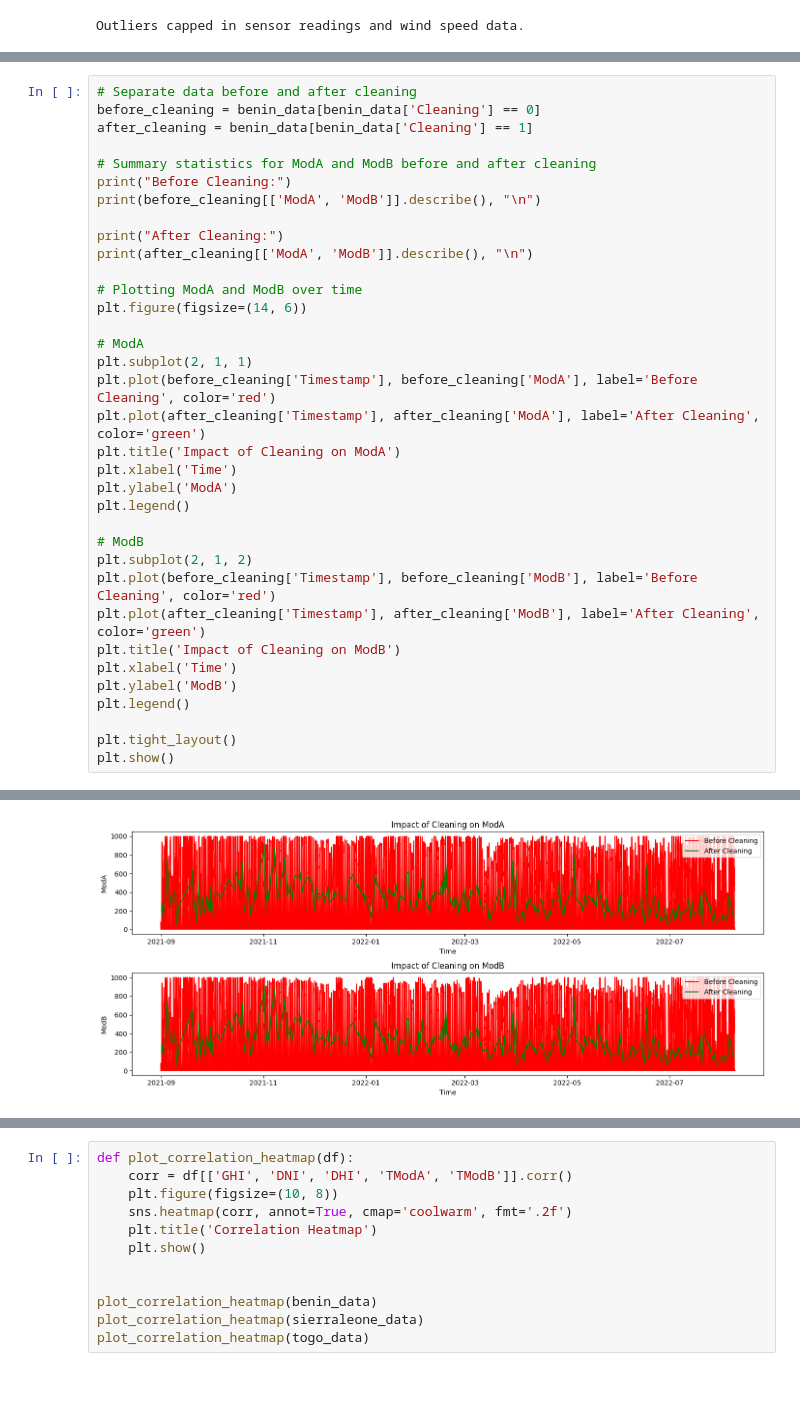
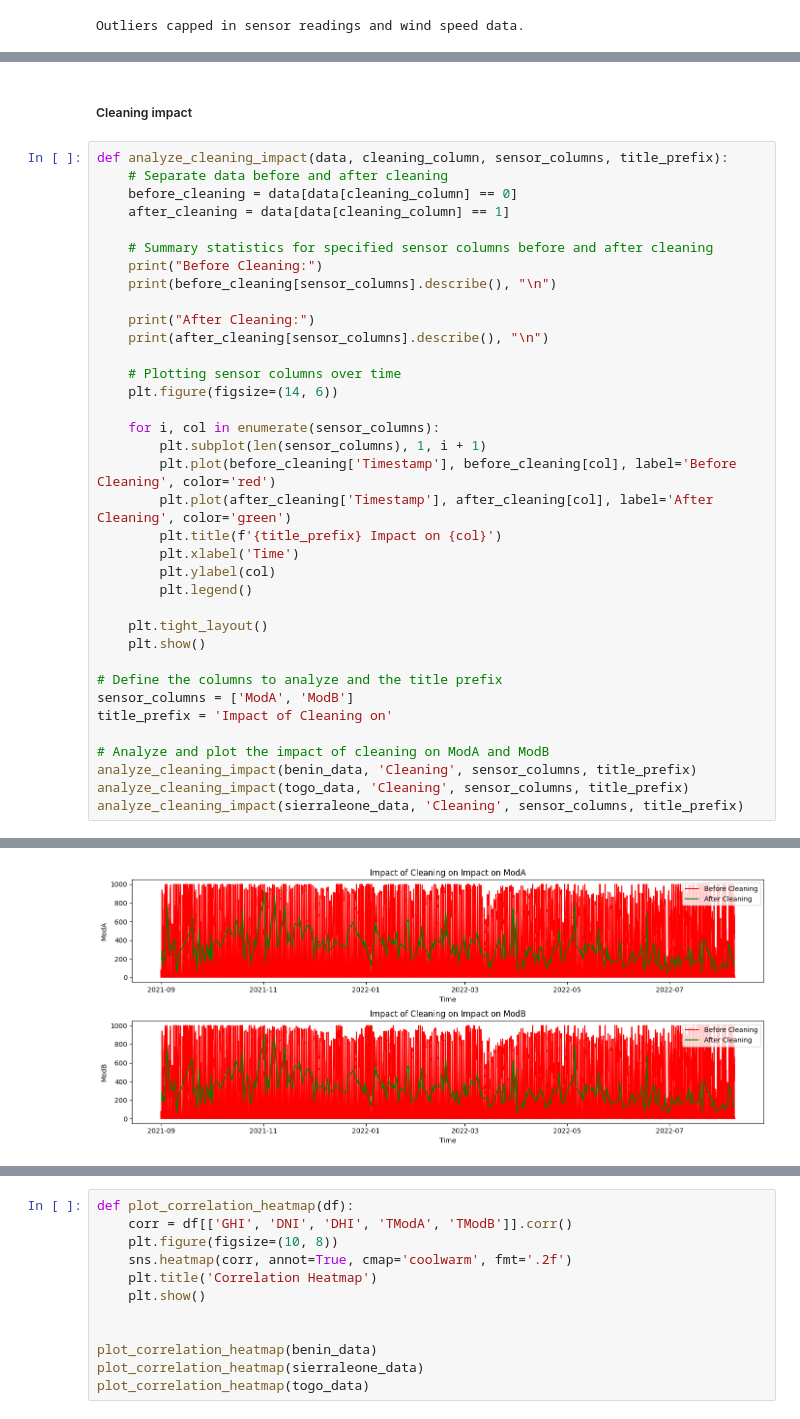
Before and after one commit to Liya-F/Solar-Data-Analysis, a Jupyter notebook: notebooks/EDA.ipynb, the cells around one changed output, grey strips where cells are left out. Drawn from its saved outputs; the diff is of its cells as text; blank space fills up the shorter version.

```diff
--- a/notebooks/EDA.ipynb
+++ b/notebooks/EDA.ipynb
@@ -248,54 +230,57 @@ plt.show()
+# %% [markdown]
+##### Cleaning impact
 # %%
-# Separate data before and after cleaning
-before_cleaning = benin_data[benin_data['Cleaning'] == 0]
-after_cleaning = benin_data[benin_data['Cleaning'] == 1]
+def analyze_cleaning_impact(data, cleaning_column, sensor_columns, title_prefix):
+    # Separate data before and after cleaning
+    before_cleaning = data[data[cleaning_column] == 0]
+    after_cleaning = data[data[cleaning_column] == 1]
 
-# Summary statistics for ModA and ModB before and after cleaning
-print("Before Cleaning:")
-print(before_cleaning[['ModA', 'ModB']].describe(), "\n")
+    # Summary statistics for specified sensor columns before and after cleaning
+    print("Before Cleaning:")
+    print(before_cleaning[sensor_columns].describe(), "\n")
 
-print("After Cleaning:")
-print(after_cleaning[['ModA', 'ModB']].describe(), "\n")
+    print("After Cleaning:")
+    print(after_cleaning[sensor_columns].describe(), "\n")
 
-# Plotting ModA and ModB over time
-plt.figure(figsize=(14, 6))
+    # Plotting sensor columns over time
+    plt.figure(figsize=(14, 6))
 
-# ModA
-plt.subplot(2, 1, 1)
-plt.plot(before_cleaning['Timestamp'], before_cleaning['ModA'], label='Before Cleaning', color='red')
-plt.plot(after_cleaning['Timestamp'], after_cleaning['ModA'], label='After Cleaning', color='green')
-plt.title('Impact of Cleaning on ModA')
-plt.xlabel('Time')
-plt.ylabel('ModA')
-plt.legend()
+    for i, col in enumerate(sensor_columns):
+        plt.subplot(len(sensor_columns), 1, i + 1)
+        plt.plot(before_cleaning['Timestamp'], before_cleaning[col], label='Before Cleaning', color='red')
+        plt.plot(after_cleaning['Timestamp'], after_cleaning[col], label='After Cleaning', color='green')
+        plt.title(f'{title_prefix} Impact on {col}')
+        plt.xlabel('Time')
+        plt.ylabel(col)
+        plt.legend()
 
-# ModB
-plt.subplot(2, 1, 2)
-plt.plot(before_cleaning['Timestamp'], before_cleaning['ModB'], label='Before Cleaning', color='red')
-plt.plot(after_cleaning['Timestamp'], after_cleaning['ModB'], label='After Cleaning', color='green')
-plt.title('Impact of Cleaning on ModB')
-plt.xlabel('Time')
-plt.ylabel('ModB')
-plt.legend()
+    plt.tight_layout()
+    plt.show()
 
-plt.tight_layout()
-plt.show()
+# Define the columns to analyze and the title prefix
+sensor_columns = ['ModA', 'ModB']
+title_prefix = 'Impact of Cleaning on'
+
+# Analyze and plot the impact of cleaning on ModA and ModB
+analyze_cleaning_impact(benin_data, 'Cleaning', sensor_columns, title_prefix)
+analyze_cleaning_impact(togo_data, 'Cleaning', sensor_columns, title_prefix)
+analyze_cleaning_impact(sierraleone_data, 'Cleaning', sensor_columns, title_prefix)
 # %% [output]
 Before Cleaning:
                 ModA           ModB
 count  492384.000000  492384.000000
 mean      239.608198     231.443309
 std       329.013146     318.224131
 min         0.000000       0.000000
 25%         0.000000       0.000000
 50%         4.100000       4.000000
 75%       478.600000     461.200000
 max      1000.000000    1000.000000
 
 After Cleaning:
 ... (5 lines left out)
 25%    190.200000  186.500000
 50%    292.900000  283.200000
 75%    398.000000  374.900000
 max    914.000000  917.000000
-[figure, old version]
+[figure, new version]
```
Also changed, not shown: parts of 23 cells of this notebook.
